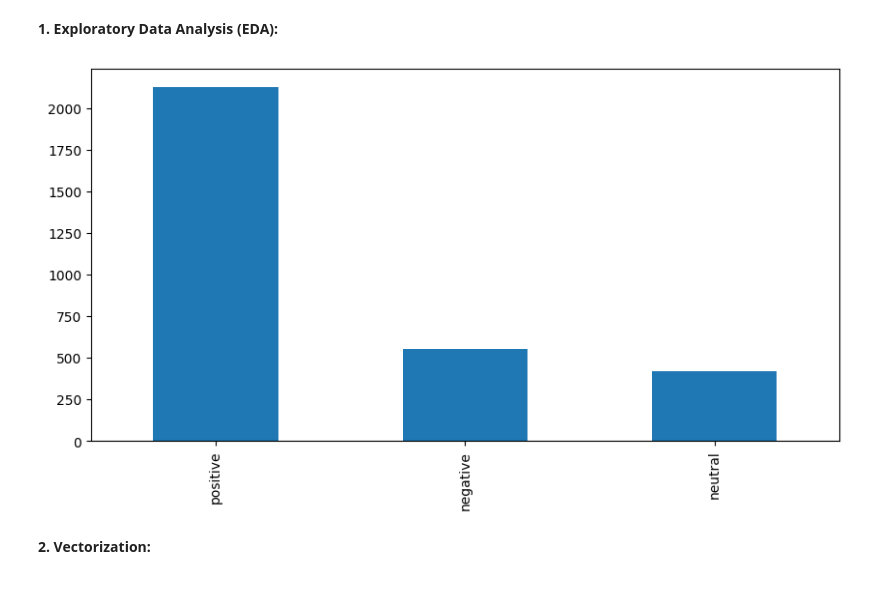
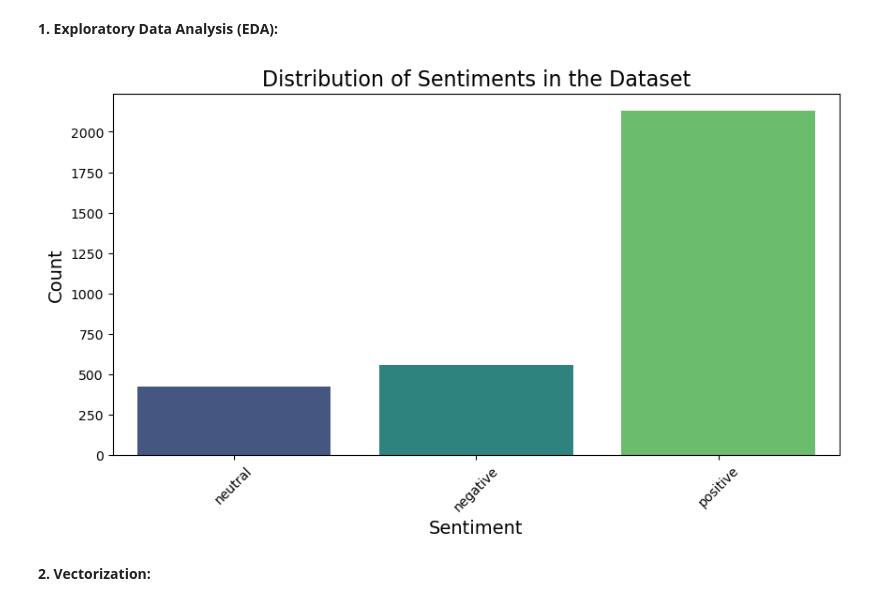
Before and after one commit to TAlkam/Sentiment-Analysis-on-Drug-Reviews, a Jupyter notebook: Sentiment_Analysis.ipynb, the cells around one changed output. Cells and saved outputs as stored; diff of their text form; code cells hidden in the pictures.

```diff
--- a/Sentiment_Analysis.ipynb
+++ b/Sentiment_Analysis.ipynb
@@ -135,15 +134,19 @@ test_df['combined_review'] = (test_df['benefitsReview'].fillna('') + ' ' +
                               test_df['commentsReview'].fillna('')).apply(preprocess_text)
 # %% [markdown]
 **1. Exploratory Data Analysis (EDA):**
-# %%
-import matplotlib.pyplot as plt
-
-# Distribution of sentiments
-plt.figure(figsize=(10,5))
-train_df.sentiment.value_counts().plot(kind='bar')
-plt.show()
-# %% [output]
-[figure, removed]
+# %%
+import seaborn as sns
+import matplotlib.pyplot as plt
+
+plt.figure(figsize=(10, 5))
+sns.countplot(data=train_df, x='sentiment', palette='viridis')
+plt.xlabel('Sentiment', fontsize=14)
+plt.ylabel('Count', fontsize=14)
+plt.title('Distribution of Sentiments in the Dataset', fontsize=16)
+plt.xticks(rotation=45)
+plt.show()
+# %% [output]
+[figure, added]
 # %% [markdown]
 **2. Vectorization:**
 # %%
```
Also changed, not shown: parts of 25 cells of this notebook.
